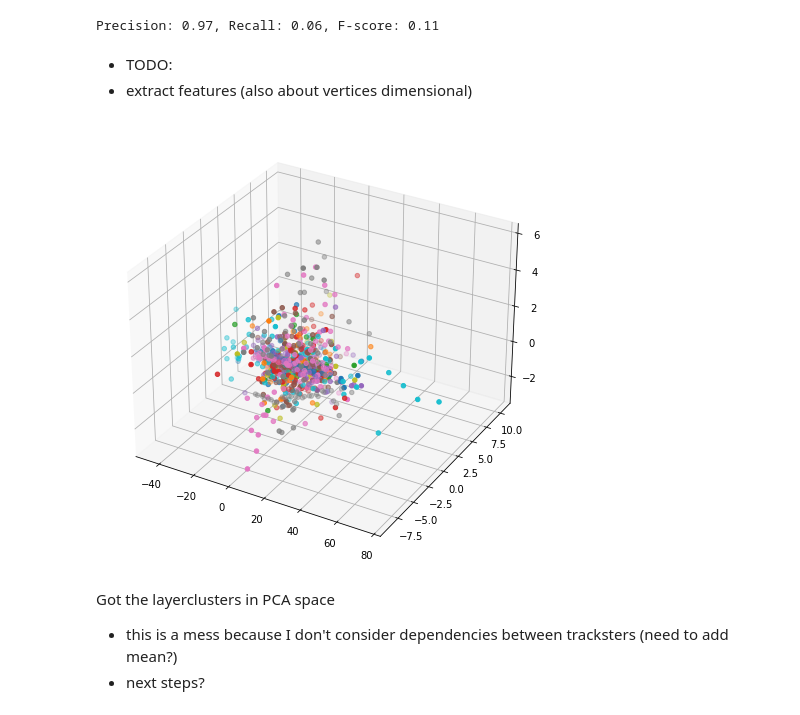
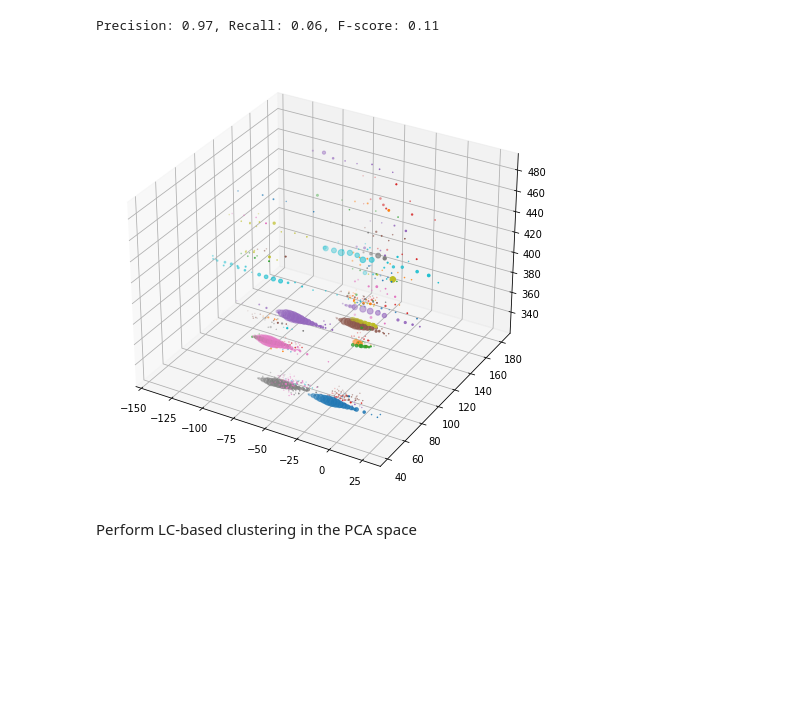
Before and after one commit to edcuba/TICLHack22_PatternReco, a Jupyter notebook: 2_baseline_pca.ipynb, the cells around one changed output. Drawn from its saved outputs; the diff is of its cells as text; code cells hidden in the pictures; blank space fills up the shorter version.

Commit message:
Implement clustering in PCA space

```diff
--- a/2_baseline_pca.ipynb
+++ b/2_baseline_pca.ipynb
@@ -63,27 +67,24 @@ tvz = tracksters["vertices_z"].array()[eid]
 for t_id in range(len(tvx)):
     X = np.array([tvx[t_id], tvy[t_id], tvz[t_id]]).T   # shape: (datapoint, coords)
     if X.shape[0] > 2:                                  # at least two datapoints (LC)
-
-        pca = PCA(n_components=3).fit(X).transform(X)   # (datapoint, coords)
-        pca_components.append(pca.T)                    # trackster, coord, datapoint
+        pca = PCA(n_components=3).fit(X)
+        data = pca.transform(X) + pca.mean_[:3]         # (datapoint, coords)
+        data = np.hstack((data, np.transpose(
+            [t_indexes[t_id], t_energy[t_id]]
+        )))
+        pca_components.append(data.T)                   # trackster, coord, datapoint
 
 transformed = ak.Array(pca_components)
-# %% [markdown]
-- TODO:
-- extract features (also about vertices dimensional)
 # %%
 # layerclusters in PCA space
-
 fig = plt.figure(figsize=(10, 8))
 ax = fig.add_subplot(111, projection='3d')
 
 for i in range(len(transformed)):
-    ax.scatter(transformed[i,0], transformed[i,1], transformed[i,2], label=i)
+    ax.scatter(transformed[i,0], transformed[i,1], transformed[i,2], label=i, s=transformed[i,4] * 2)
 
 plt.show()
 # %% [output]
-[figure, old version]
+[figure, new version]
-# %% [markdown]
-Got the layerclusters in PCA space
-- this is a mess because I don't consider dependencies between tracksters (need to add mean?)
-- next steps?
+# %% [markdown]
+Perform LC-based clustering in the PCA space
```
Also changed, not shown: parts of 11 cells of this notebook, 2 other files.
